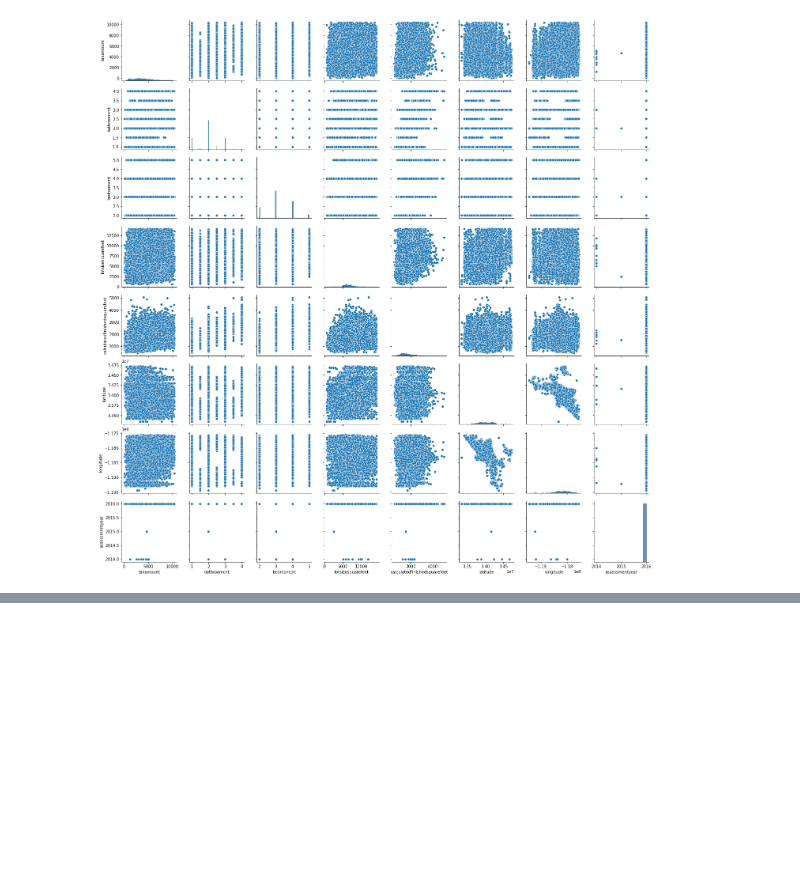
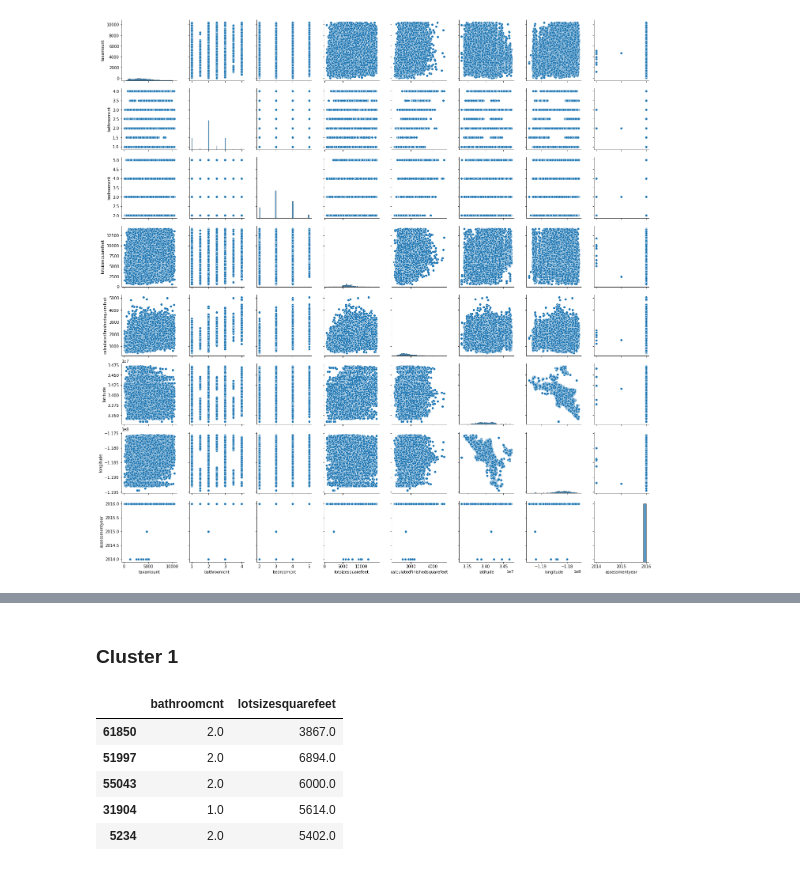
Before and after one commit to CharlesAtchison/zillow_home_value_estimator, a Jupyter notebook: rough_draft_2.ipynb, the cells around one changed output, grey strips where cells are left out. Drawn from its saved outputs; the diff is of its cells as text; code cells hidden in the pictures; blank space fills up the shorter version.

Commit message:
Finished cluster project

```diff
--- a/rough_draft_2.ipynb
+++ b/rough_draft_2.ipynb
@@ -209,0 +437,12 @@ plt.show()
+# %% [markdown]
+### Cluster 1
+# %%
+X = train[['bathroomcnt', 'lotsizesquarefeet']]
+X.head()
+# %% [output]
+|  | bathroomcnt | lotsizesquarefeet |
+| 61850 | 2.0 | 3867.0 |
+| 51997 | 2.0 | 6894.0 |
+| 55043 | 2.0 | 6000.0 |
+| 31904 | 1.0 | 5614.0 |
+| 5234 | 2.0 | 5402.0 |
```
Also changed, not shown: parts of 23 cells of this notebook, 1 other file.
